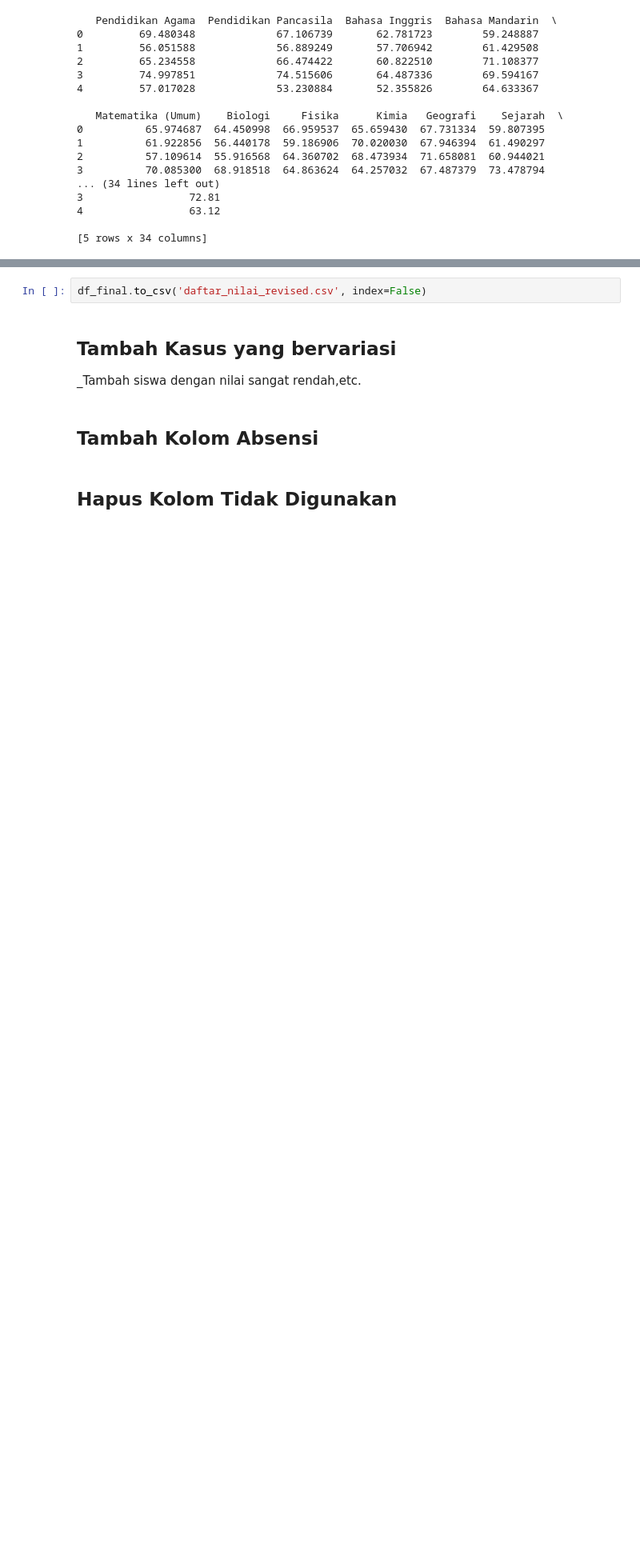
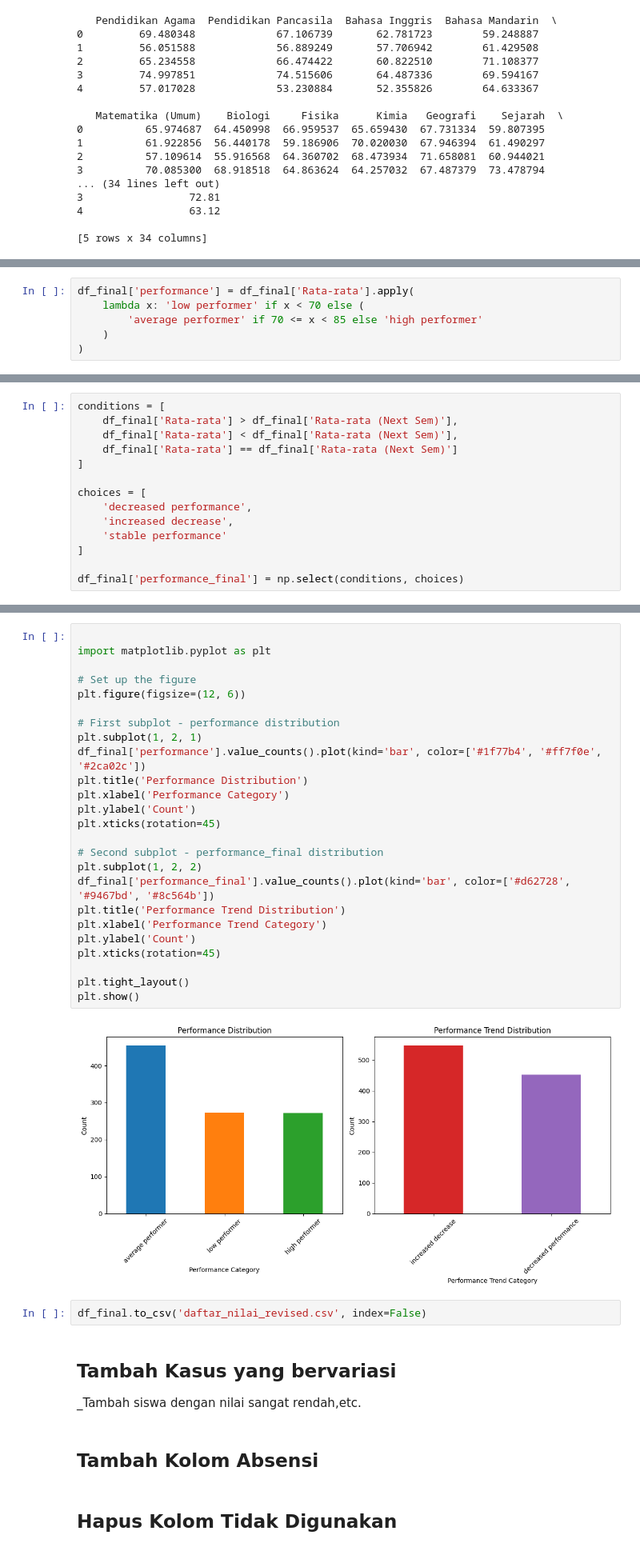
Before and after one commit to moonfaceisaac/learntic-machinelearning, a Jupyter notebook: student_performance_workflow.ipynb, the cells around one changed output, grey strips where cells are left out. Shown: that part at 80% size. Drawn from its saved outputs; the diff is of its cells as text; blank space fills up the shorter version.

```diff
--- a/student_performance_workflow.ipynb
+++ b/student_performance_workflow.ipynb
@@ -106,0 +139,6 @@ print(df_final.head())
+# %%
+df_final['performance'] = df_final['Rata-rata'].apply(
+    lambda x: 'low performer' if x < 70 else (
+        'average performer' if 70 <= x < 85 else 'high performer'
+    )
+)
@@ -106,0 +171,14 @@ print(df_final.head())
+# %%
+conditions = [
+    df_final['Rata-rata'] > df_final['Rata-rata (Next Sem)'],
+    df_final['Rata-rata'] < df_final['Rata-rata (Next Sem)'],
+    df_final['Rata-rata'] == df_final['Rata-rata (Next Sem)']
+]
+
+choices = [
+    'decreased performance',
+    'increased decrease',
+    'stable performance'
+]
+
+df_final['performance_final'] = np.select(conditions, choices)
@@ -107,3 +210,30 @@ print(df_final.head())
+# %%
+
+import matplotlib.pyplot as plt
+
+# Set up the figure
+plt.figure(figsize=(12, 6))
+
+# First subplot - performance distribution
+plt.subplot(1, 2, 1)
+df_final['performance'].value_counts().plot(kind='bar', color=['#1f77b4', '#ff7f0e', '#2ca02c'])
+plt.title('Performance Distribution')
+plt.xlabel('Performance Category')
+plt.ylabel('Count')
+plt.xticks(rotation=45)
+
+# Second subplot - performance_final distribution
+plt.subplot(1, 2, 2)
+df_final['performance_final'].value_counts().plot(kind='bar', color=['#d62728', '#9467bd', '#8c564b'])
+plt.title('Performance Trend Distribution')
+plt.xlabel('Performance Trend Category')
+plt.ylabel('Count')
+plt.xticks(rotation=45)
+
+plt.tight_layout()
+plt.show()
+# %% [output]
+[figure, added]
 # %%
 df_final.to_csv('daftar_nilai_revised.csv', index=False)
 # %% [markdown]
```
Also changed, not shown: parts of 4 cells of this notebook.
